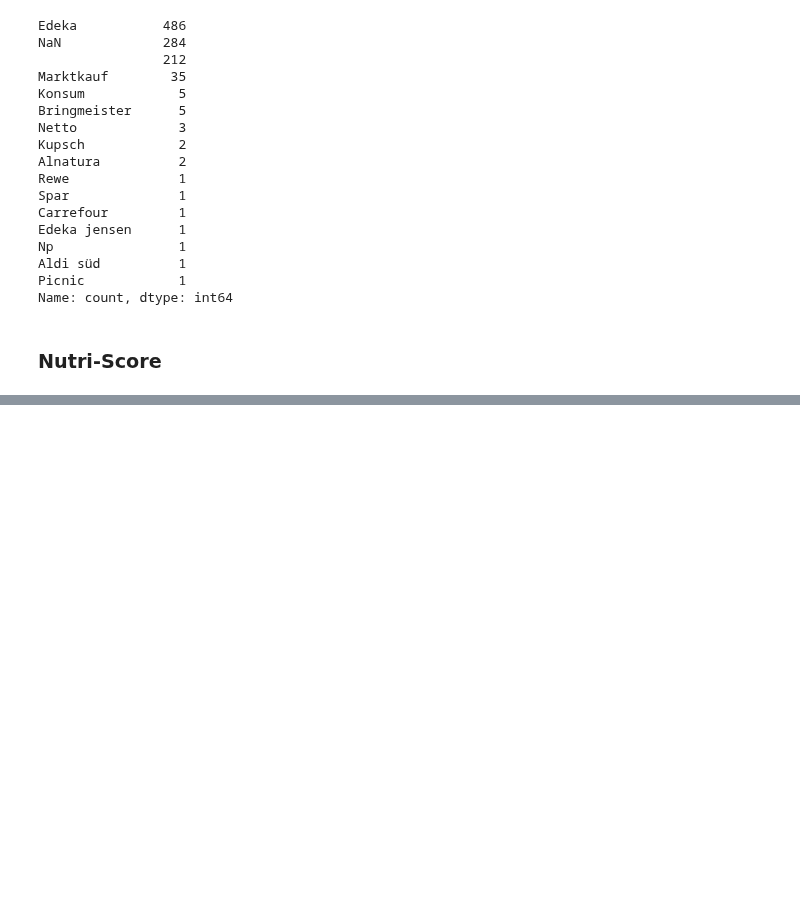
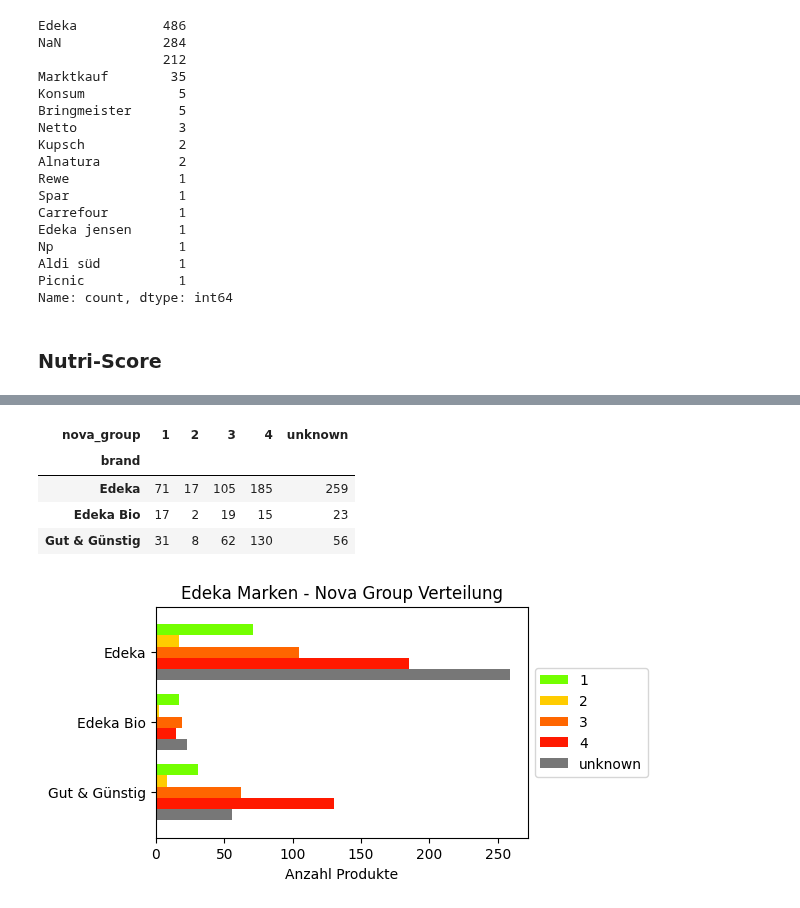
Before and after one commit to goerlitz/openfoodfacts-data-analysis, a Jupyter notebook: notebooks/03_analyze_off_edeka.ipynb, the cells around one changed output, grey strips where cells are left out. Saved outputs shown, nothing was run; the diff lists cells and outputs as text; code cells hidden in the pictures; blank space fills up the shorter version.

```diff
--- a/notebooks/03_analyze_off_edeka.ipynb
+++ b/notebooks/03_analyze_off_edeka.ipynb
@@ -203,0 +213,11 @@ prod_df.nova_group.value_counts(dropna=False).sort_index(ascending=False).plot.b
+# %%
+nova_counts = group_count(prod_df, "brand", "nova_group")
+display(nova_counts)
+plot_groups(nova_counts, nova_group_colors, title="Edeka Marken - Nova Group Verteilung", xlabel="Anzahl Produkte")
+# %% [output]
+| nova_group | 1 | 2 | 3 | 4 | unknown |
+| brand |  |  |  |  |  |
+| Edeka | 71 | 17 | 105 | 185 | 259 |
+| Edeka Bio | 17 | 2 | 19 | 15 | 23 |
+| Gut & Günstig | 31 | 8 | 62 | 130 | 56 |
+[figure, added]
```
Also changed, not shown: parts of 14 cells of this notebook.
